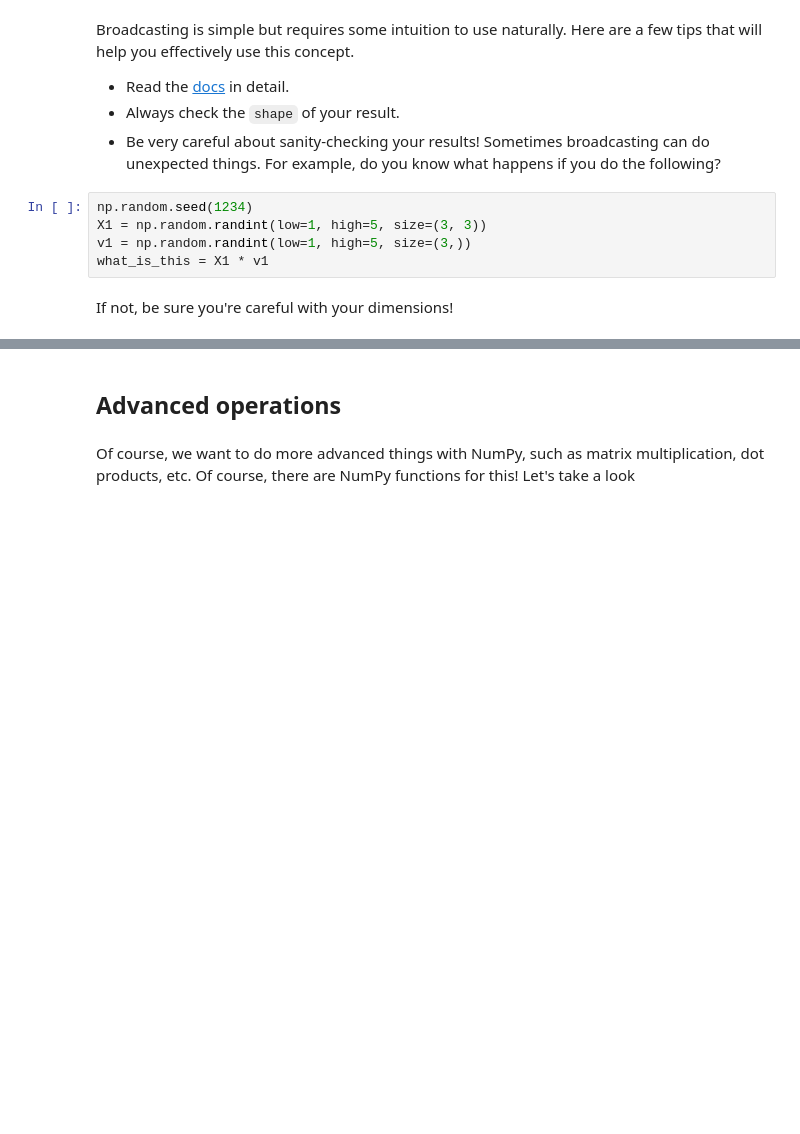
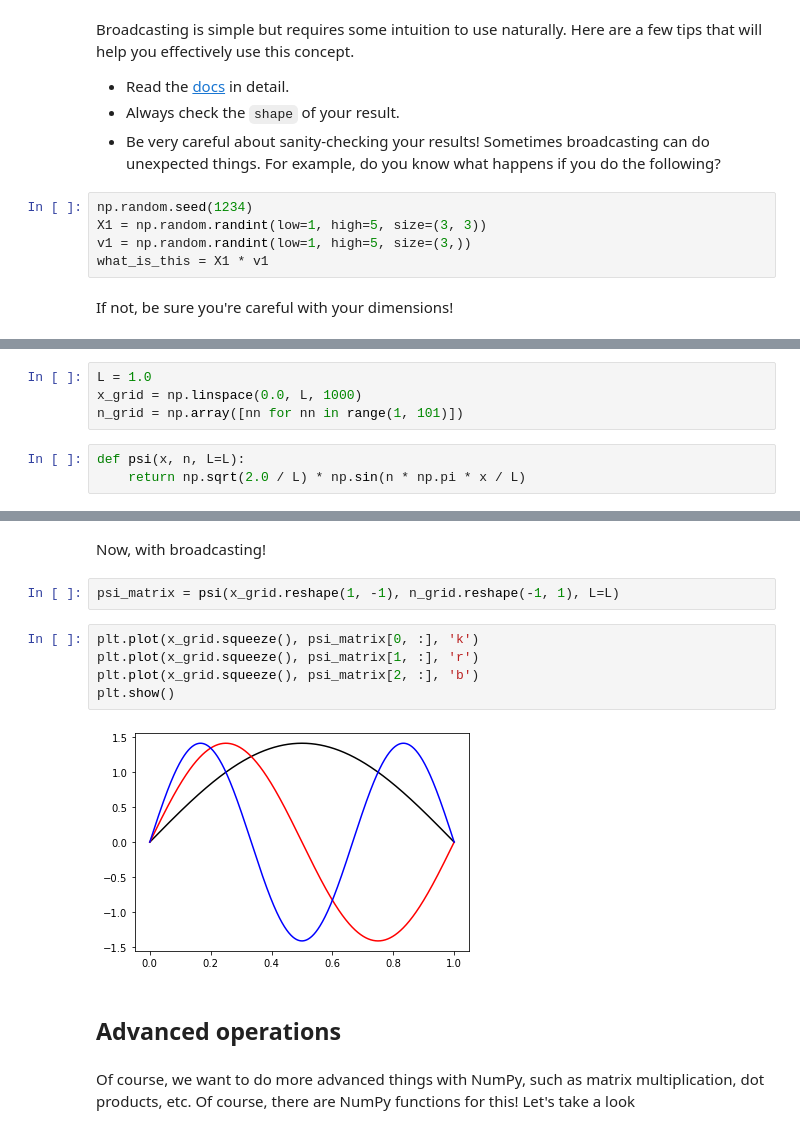
Before and after one commit to AIMLWG/AIML-tutorials, a Jupyter notebook: beginner/001_NumPy.ipynb, the cells around one changed output, grey strips where cells are left out. Saved outputs shown, nothing was run; the diff lists cells and outputs as text; blank space fills up the shorter version.

```diff
--- a/beginner/001_NumPy.ipynb
+++ b/beginner/001_NumPy.ipynb
@@ -352,0 +377,7 @@ If not, be sure you're careful with your dimensions!
+# %%
+L = 1.0
+x_grid = np.linspace(0.0, L, 1000)
+n_grid = np.array([nn for nn in range(1, 101)])
+# %%
+def psi(x, n, L=L):
+    return np.sqrt(2.0 / L) * np.sin(n * np.pi * x / L)
@@ -353,3 +402,14 @@ If not, be sure you're careful with your dimensions!
+# %% [markdown]
+Now, with broadcasting!
+# %%
+psi_matrix = psi(x_grid.reshape(1, -1), n_grid.reshape(-1, 1), L=L)
+# %%
+plt.plot(x_grid.squeeze(), psi_matrix[0, :], 'k')
+plt.plot(x_grid.squeeze(), psi_matrix[1, :], 'r')
+plt.plot(x_grid.squeeze(), psi_matrix[2, :], 'b')
+plt.show()
+# %% [output]
+[figure, added]
 # %% [markdown]
 ## Advanced operations
 # %% [markdown]
```
Also changed, not shown: parts of 18 cells of this notebook.
